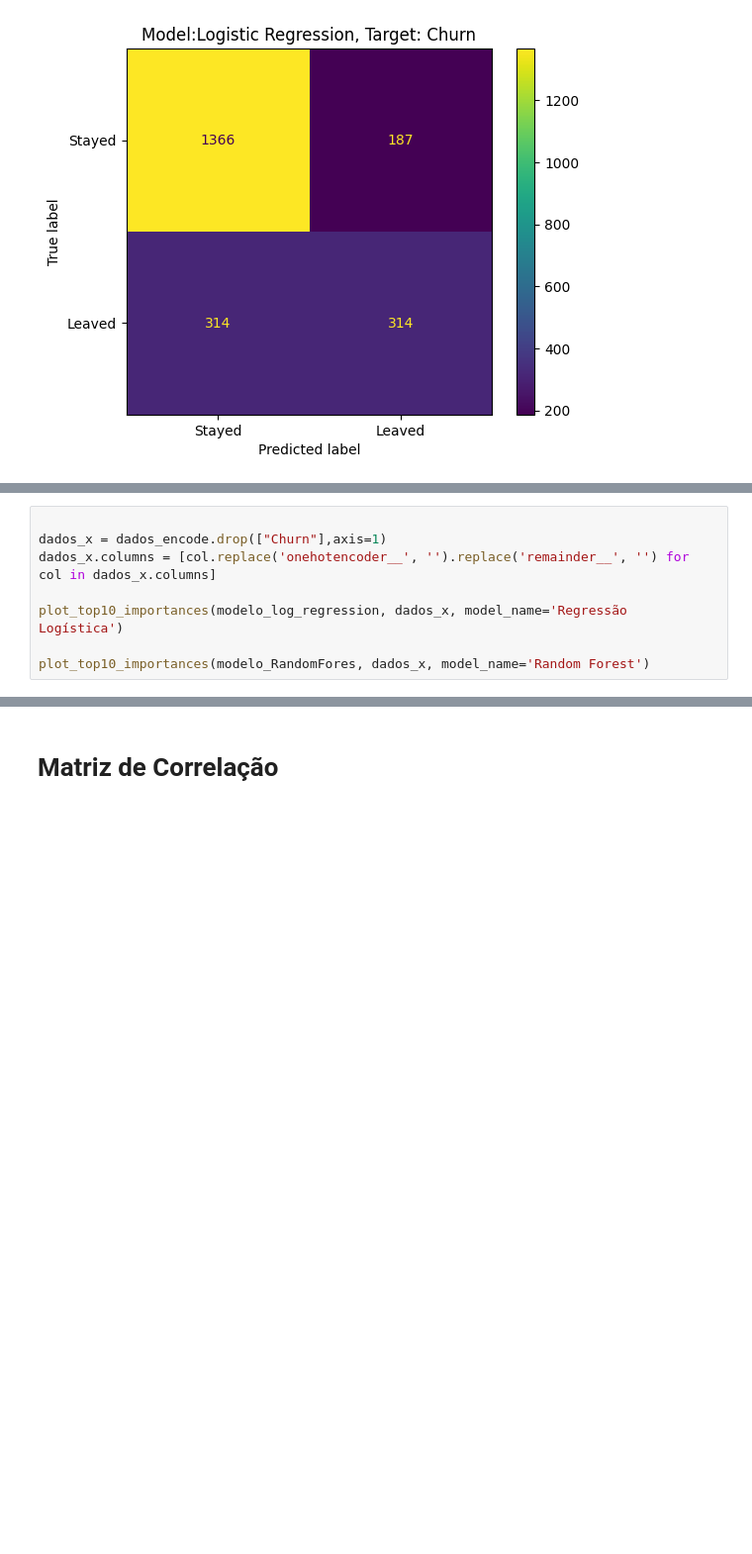
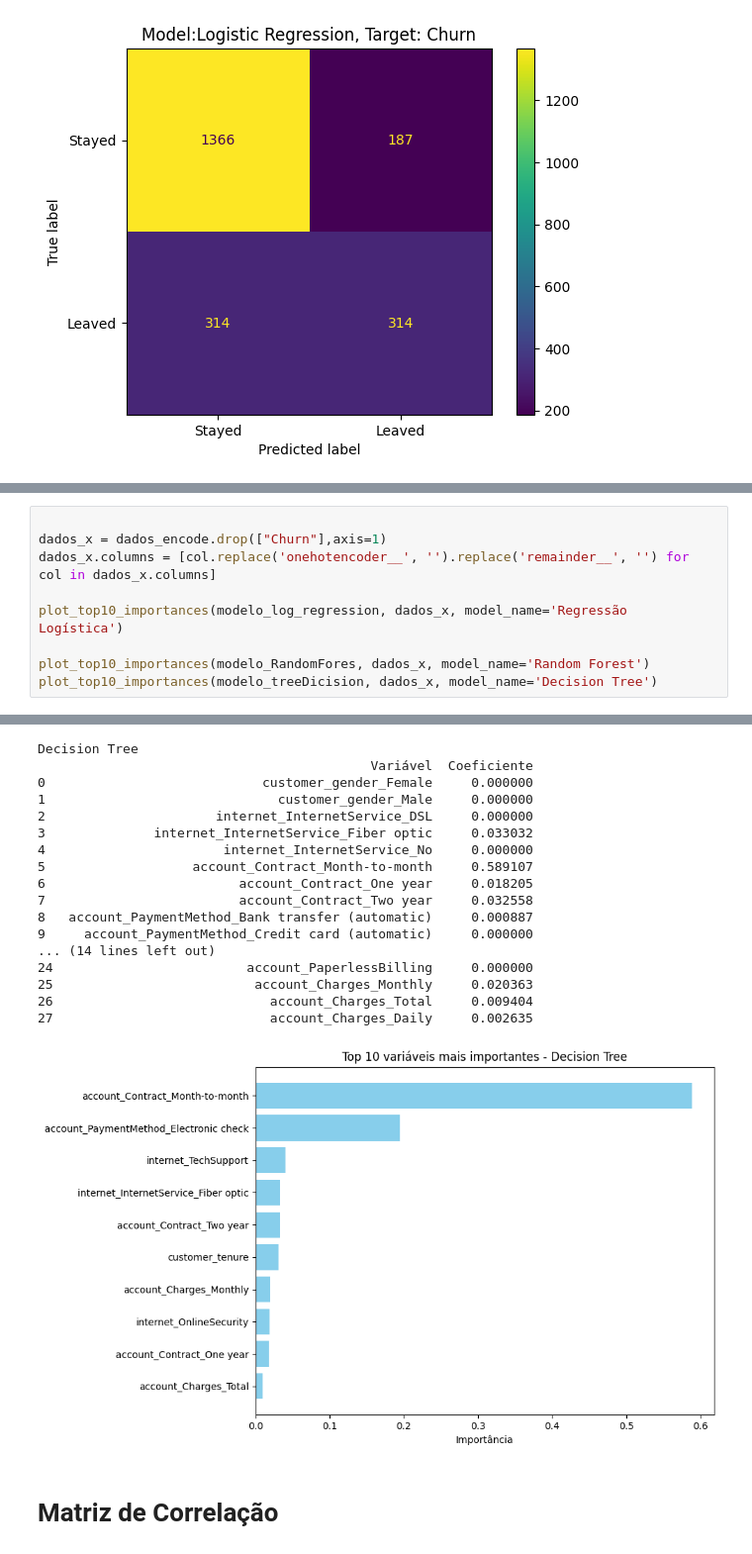
Before and after one commit to JoJonior/TelecomX_parte_2, a Jupyter notebook: main.ipynb, the cells around one changed output, grey strips where cells are left out. Shown at 99% size. Drawn from its saved outputs; the diff is of its cells as text; blank space fills up the shorter version.

```diff
--- a/main.ipynb
+++ b/main.ipynb
@@ -411,6 +461,7 @@ dados_x.columns = [col.replace('onehotencoder__', '').replace('remainder__', '')
 plot_top10_importances(modelo_log_regression, dados_x, model_name='Regressão Logística')
 
 plot_top10_importances(modelo_RandomFores, dados_x, model_name='Random Forest')
+plot_top10_importances(modelo_treeDicision, dados_x, model_name='Decision Tree')
 # %% [output]
 [figure]
 Regressão Logística
@@ -430,4 +484,22 @@ Random Forest
 [figure]
+Decision Tree
+                                           Variável  Coeficiente
+0                            customer_gender_Female     0.000000
+1                              customer_gender_Male     0.000000
+2                      internet_InternetService_DSL     0.000000
+3              internet_InternetService_Fiber optic     0.033032
+4                       internet_InternetService_No     0.000000
+5                   account_Contract_Month-to-month     0.589107
+6                         account_Contract_One year     0.018205
+7                         account_Contract_Two year     0.032558
+8   account_PaymentMethod_Bank transfer (automatic)     0.000887
+9     account_PaymentMethod_Credit card (automatic)     0.000000
+... (14 lines left out)
+24                         account_PaperlessBilling     0.000000
+25                          account_Charges_Monthly     0.020363
+26                            account_Charges_Total     0.009404
+27                            account_Charges_Daily     0.002635
+[figure, added]
 # %% [markdown]
 <h1> Matriz de Correlação</h1>
 # %%
```
Also changed, not shown: parts of 8 cells of this notebook, 2 other files.
